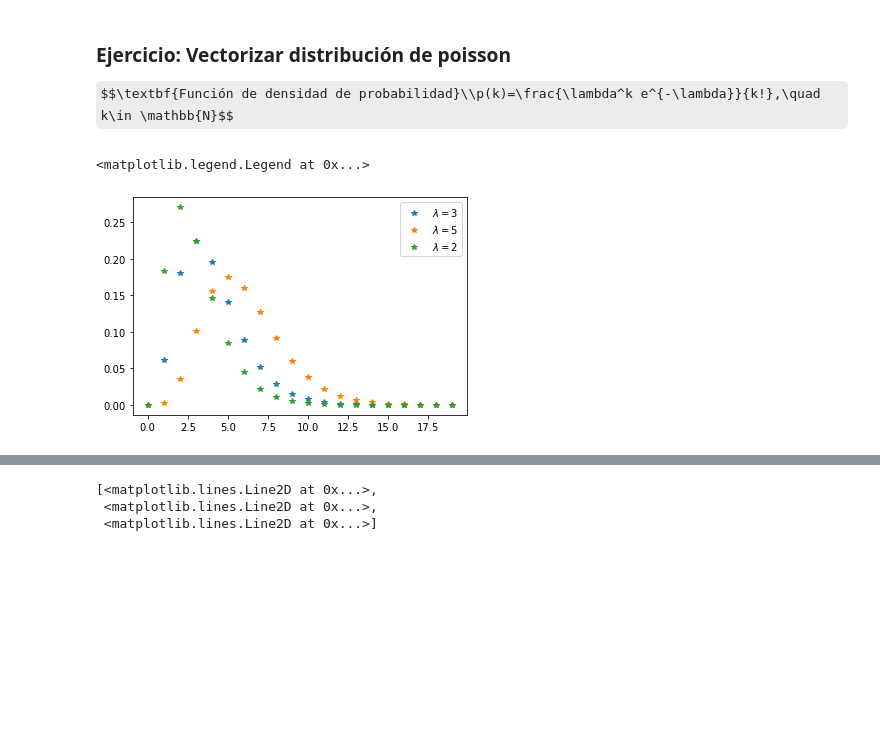
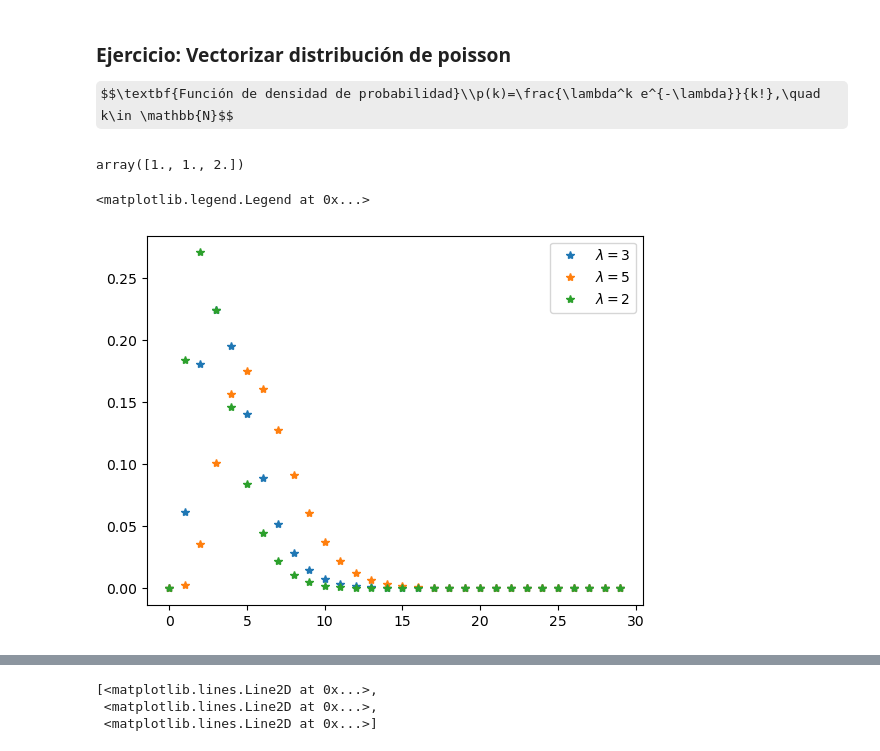
Before and after one commit to jjdegmal/SPF-2023-I, a Jupyter notebook: TEMA-1/Clase5_ContOptimizacionProgramacion.ipynb, the cells around one changed output, grey strips where cells are left out. Drawn from its saved outputs; the diff is of its cells as text; code cells hidden in the pictures; some formulas as TeX source; blank space fills up the shorter version.

```diff
--- a/TEMA-1/Clase5_ContOptimizacionProgramacion.ipynb
+++ b/TEMA-1/Clase5_ContOptimizacionProgramacion.ipynb
@@ -176,19 +192,22 @@ array([1., 3., 5., 7., 0.])
 # %% [markdown]
 ### Ejercicio: Vectorizar distribución de poisson
 $$\textbf{Función de densidad de probabilidad}\\p(k)=\frac{\lambda^k e^{-\lambda}}{k!},\quad k\in \mathbb{N}$$
+# %%
+sps.factorial(np.array([0, 1, 2]))
+# %% [output]
+array([1., 1., 2.])
 # %%
 N = 30
 l = [1, 3, 5]
 k = np.arange(N)
 
 p = lambda k,l: (l**k * np.exp(-l)) / sps.factorial(k)
 
 # Graficar para todo l una gráfica de p(k) usando subplots (como matrices)
-k = np.arange(20)
 
-[plt.plot(p(l, k), '*', label=f'$\lambda={l}$') for l in [3, 5, 2]]
+[plt.plot(p(l2, k), '*', label=f'$\lambda={l2}$') for l2 in [3, 5, 2]]
 plt.legend()
 # contruir el legend en latex para cada l
 # %% [output]
 <matplotlib.legend.Legend at 0x...>
-[figure, old version]
+[figure, new version]
```
Also changed, not shown: parts of 10 cells of this notebook, 1 other file.
